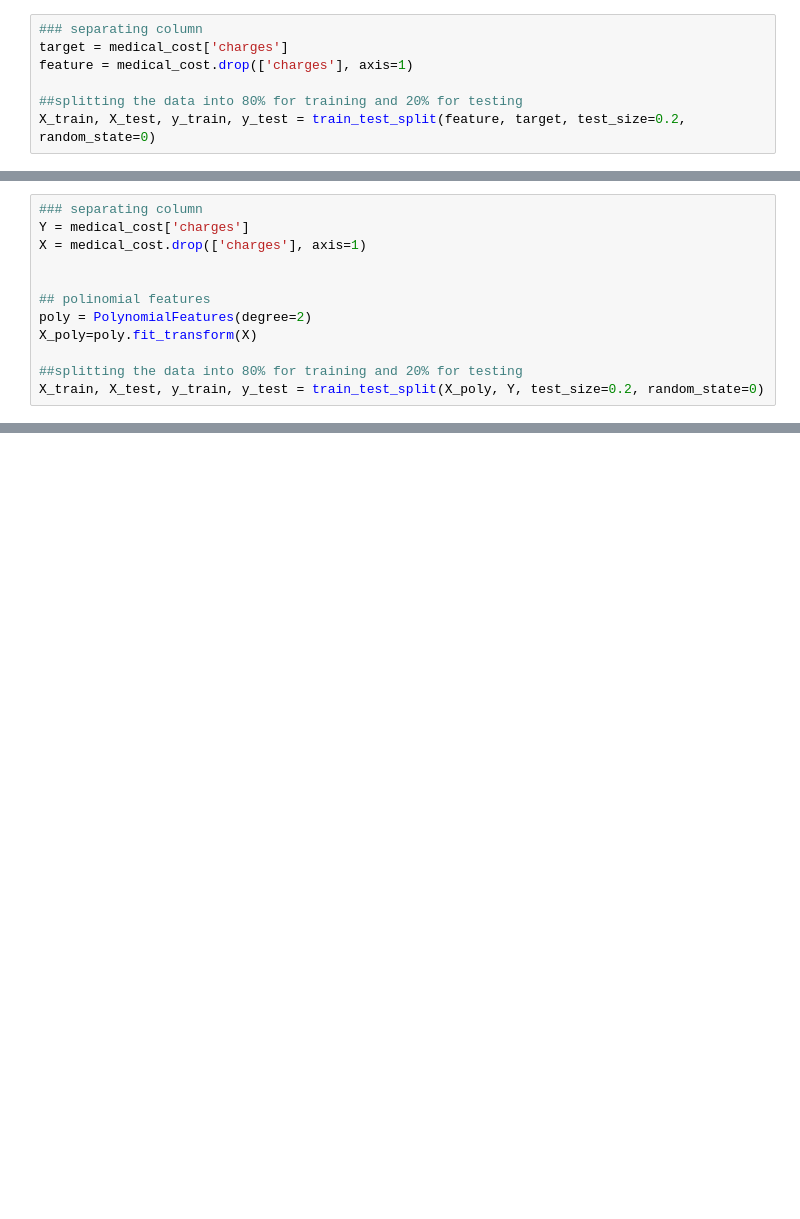
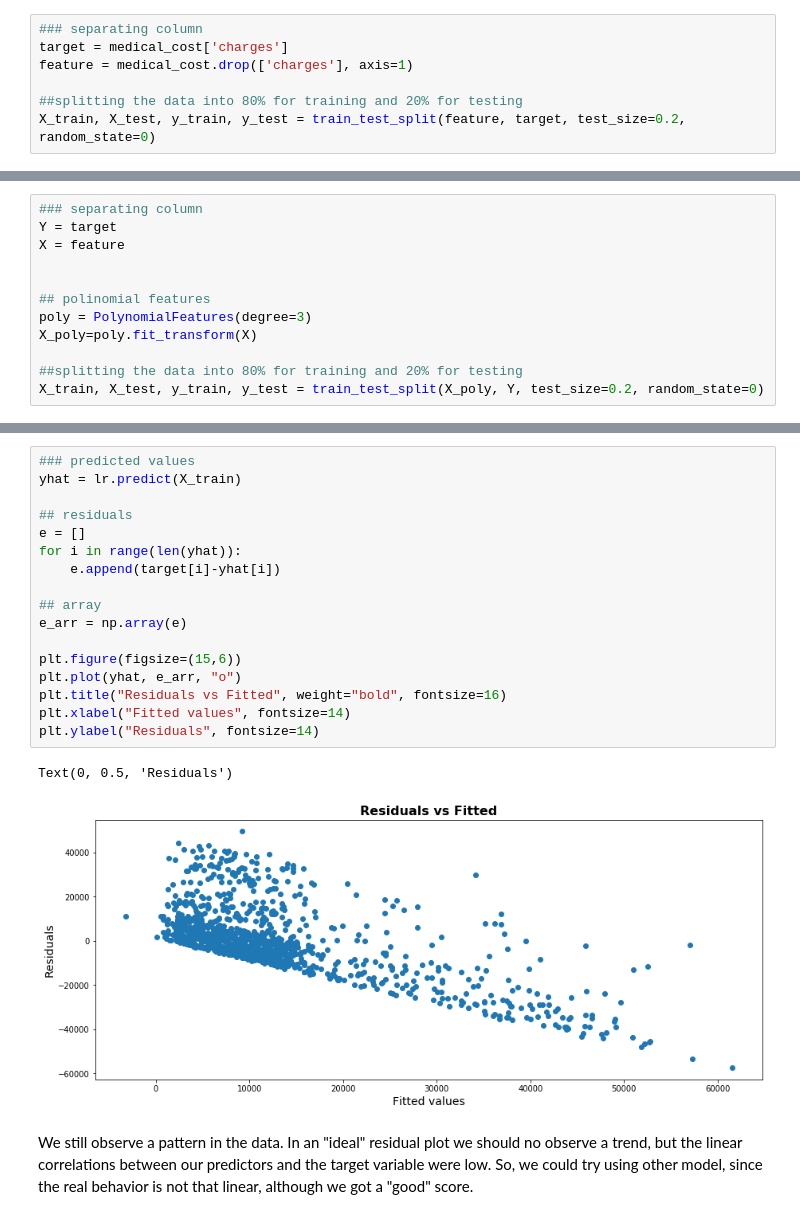
Before and after one commit to jarealess/Data-Analysis, a Jupyter notebook: 4. Medical Cost Personal/medical_cost_py.ipynb, the cells around one changed output, grey strips where cells are left out. Drawn from its saved outputs; the diff is of its cells as text; blank space fills up the shorter version.

```diff
--- a/4. Medical Cost Personal/medical_cost_py.ipynb
+++ b/4. Medical Cost Personal/medical_cost_py.ipynb
@@ -336,11 +396,11 @@ Precision obtained with each model is not what one could expect when predicting.
 # %%
 ### separating column
-Y = medical_cost['charges']
-X = medical_cost.drop(['charges'], axis=1)
+Y = target
+X = feature
 
 
 ## polinomial features
-poly = PolynomialFeatures(degree=2)
+poly = PolynomialFeatures(degree=3)
 X_poly=poly.fit_transform(X)
 
 ##splitting the data into 80% for training and 20% for testing
@@ -364,0 +421,22 @@ Using PolinomialFeature from [Sklearn](https://scikit-learn.org/stable/modules/g
+# %%
+### predicted values
+yhat = lr.predict(X_train)
+
+## residuals
+e = []
+for i in range(len(yhat)):
+    e.append(target[i]-yhat[i])
+
+## array
+e_arr = np.array(e)
+
+plt.figure(figsize=(15,6))
+plt.plot(yhat, e_arr, "o")
+plt.title("Residuals vs Fitted", weight="bold", fontsize=16)
+plt.xlabel("Fitted values", fontsize=14)
+plt.ylabel("Residuals", fontsize=14)
+# %% [output]
+Text(0, 0.5, 'Residuals')
+[figure, added]
+# %% [markdown]
+We still observe a pattern in the data. In an "ideal" residual plot we should no observe a trend, but the linear correlations between our predictors and the target variable were low. So, we could try using other model, since the real behavior is not that linear, although we got a "good" score.
```
Also changed, not shown: parts of 33 cells of this notebook, 7 other files.
